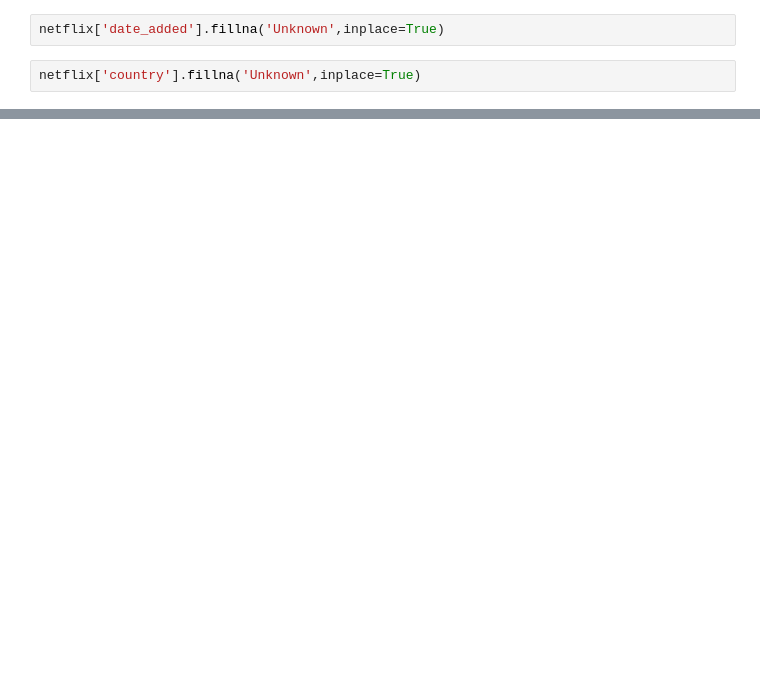
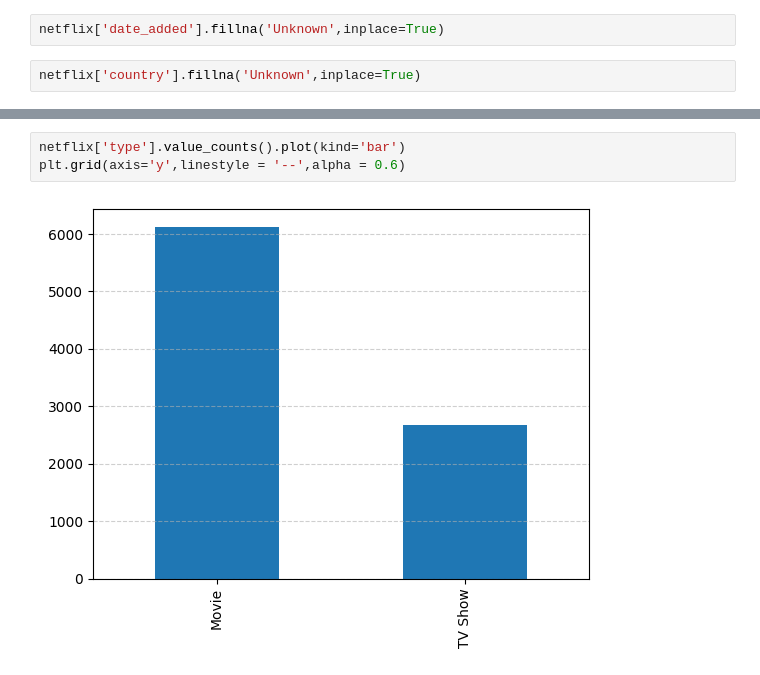
Before and after one commit to krishna0712/Data-Analysis, a Jupyter notebook: netflix-data-analysis/notebooks/netflix.ipynb, the cells around one changed output, grey strips where cells are left out. Drawn from its saved outputs; the diff is of its cells as text; blank space fills up the shorter version.

```diff
--- a/netflix-data-analysis/notebooks/netflix.ipynb
+++ b/netflix-data-analysis/notebooks/netflix.ipynb
@@ -104,0 +167,5 @@ netflix['country'].fillna('Unknown',inplace=True)
+# %%
+netflix['type'].value_counts().plot(kind='bar')
+plt.grid(axis='y',linestyle = '--',alpha = 0.6)
+# %% [output]
+[figure, added]
```
Also changed, not shown: parts of 14 cells of this notebook, 1 other file.
